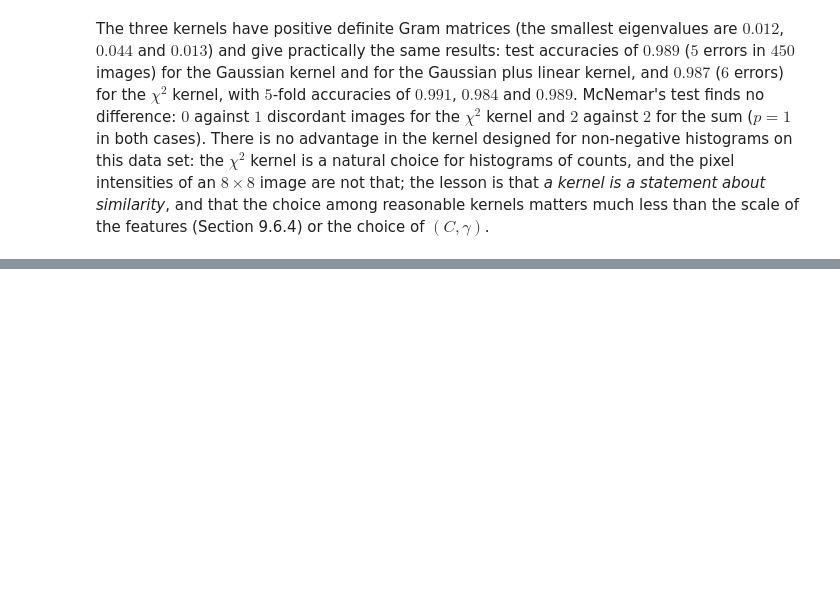
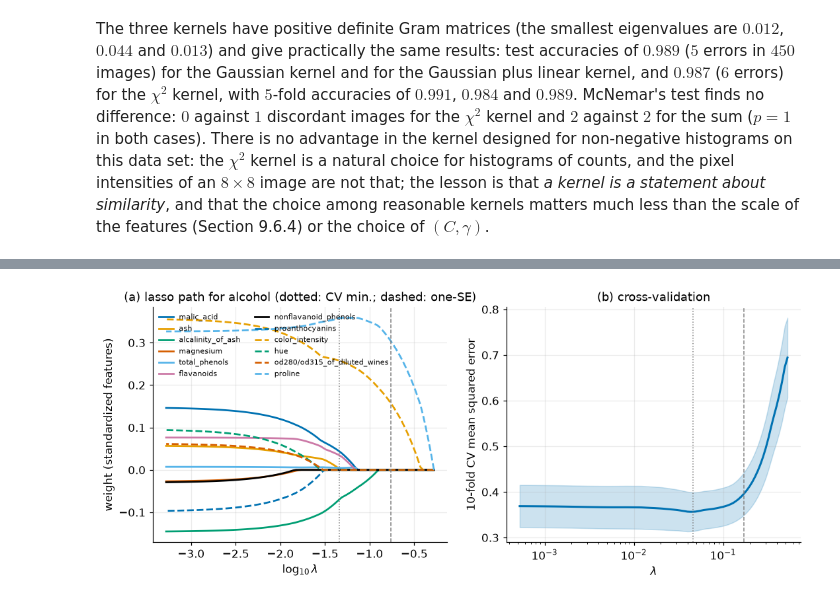
Before and after one commit to Brosss98/machine-learning-with-python-book, a Jupyter notebook: appendices/appendix_c_solutions.ipynb, the cells around one changed output, grey strips where cells are left out. Cells and saved outputs as stored; diff of their text form; code cells hidden in the pictures; blank space fills up the shorter version.

Commit message:
Release v0.10.0: Chapter 10, Sparsity and Feature Selection

```diff
--- a/appendices/appendix_c_solutions.ipynb
+++ b/appendices/appendix_c_solutions.ipynb
@@ -3135,0 +3171,67 @@ The three kernels have positive definite Gram matrices (the smallest eigenvalues
+# %%
+def solution_10_6():
+    from sklearn.datasets import load_wine
+    from sklearn.linear_model import Lasso, LassoCV, LassoLarsIC, LinearRegression, RidgeCV, lasso_path
+    from sklearn.model_selection import KFold, train_test_split
+    from sklearn.preprocessing import StandardScaler
+
+    wine = load_wine()
+    j_alc = list(wine.feature_names).index("alcohol")
+    names = [f for f in wine.feature_names if f != "alcohol"]
+    X, y = np.delete(wine.data, j_alc, axis=1), wine.data[:, j_alc]
+    Xtr, Xte, ytr, yte = train_test_split(X, y, test_size=0.25, random_state=SEED)
+    sc = StandardScaler().fit(Xtr)
+    Z, Zt = sc.transform(Xtr), sc.transform(Xte)
+    n = len(ytr)
+    print(f"{n} training and {len(yte)} test wines, {len(names)} features; standard deviation of alcohol in the training set: {ytr.std():.3f}")
+
+    kf = KFold(10, shuffle=True, random_state=SEED)
+    lc = LassoCV(alphas=100, cv=kf).fit(Z, ytr)
+    mean, se = lc.mse_path_.mean(axis=1), lc.mse_path_.std(axis=1, ddof=1) / np.sqrt(10)
+    i_min = int(np.argmin(mean))
+    i_1se = int(np.where(mean <= mean[i_min] + se[i_min])[0].min())          # alphas_ is decreasing: the first index is the largest lambda
+    lam = {"lasso, CV minimum": lc.alphas_[i_min], "lasso, one-SE rule": lc.alphas_[i_1se]}
+    models = {name: Lasso(alpha=a, tol=1e-12, max_iter=200000).fit(Z, ytr) for name, a in lam.items()}
+    for crit in ["aic", "bic"]:
+        ic = LassoLarsIC(criterion=crit).fit(Z, ytr)
+        lam[f"lasso, {crit.upper()}"] = ic.alpha_
+        models[f"lasso, {crit.upper()}"] = Lasso(alpha=ic.alpha_, tol=1e-12, max_iter=200000).fit(Z, ytr)
+    rows = []
+    for name, m in models.items():
+        sel = [names[j] for j in np.flatnonzero(m.coef_)]
+        rows.append({"model": name, "lambda": lam[name], "features": len(sel), "test RMSE": np.sqrt(np.mean((m.predict(Zt) - yte) ** 2))})
+        print(f"{name:<20} lambda = {lam[name]:.4f}: {', '.join(sel)}")
+    ols = LinearRegression().fit(Z, ytr)
+    rg = RidgeCV(alphas=np.logspace(-3, 3, 50)).fit(Z, ytr)
+    rows += [{"model": "least squares", "lambda": 0.0, "features": len(names), "test RMSE": np.sqrt(np.mean((ols.predict(Zt) - yte) ** 2))},
+             {"model": f"ridge (alpha = {rg.alpha_:.2f})", "lambda": rg.alpha_, "features": len(names), "test RMSE": np.sqrt(np.mean((rg.predict(Zt) - yte) ** 2))}]
+    print(pd.DataFrame(rows).to_string(index=False, float_format=lambda v: f"{v:.4g}"))
+
+    m = models["lasso, CV minimum"]
+    r = ytr - m.predict(Z)
+    g = Z.T @ r / n
+    act = m.coef_ != 0
+    print(f"KKT at the CV minimum (lambda = {lam['lasso, CV minimum']:.4f}): max |g_j - lambda sign(w_j)| over active = {np.abs(g[act] - lam['lasso, CV minimum'] * np.sign(m.coef_[act])).max():.1e}; "
+          f"max |g_j| over inactive = {np.abs(g[~act]).max() if (~act).any() else 0:.4f} <= lambda")
+
+    alphas, coefs, _ = lasso_path(Z, ytr - ytr.mean(), alphas=lc.alphas_)
+    fig, axes = plt.subplots(1, 2, figsize=(11.5, 4.2))
+    ax = axes[0]
+    palette = [BLUE, ORANGE, GREEN, VERMILION, SKY, PURPLE, "black"]
+    for j in range(len(names)):
+        ax.plot(np.log10(alphas), coefs[j], color=palette[j % 7], ls=["-", "--", ":"][j // 7 % 3], lw=1.8, label=names[j])
+    for a, ls in [(lam["lasso, CV minimum"], ":"), (lam["lasso, one-SE rule"], "--")]:
+        ax.axvline(np.log10(a), color="gray", ls=ls, lw=1)
+    ax.set(xlabel=r"$\log_{10}\lambda$", ylabel="weight (standardized features)", title="(a) lasso path for alcohol (dotted: CV min.; dashed: one-SE)")
+    ax.legend(frameon=False, fontsize=7, ncol=2, loc="upper left")
+    ax = axes[1]
+    ax.semilogx(lc.alphas_, mean, color=BLUE, lw=2)
+    ax.fill_between(lc.alphas_, mean - se, mean + se, color=BLUE, alpha=0.2)
+    ax.axvline(lam["lasso, CV minimum"], color="gray", ls=":", lw=1)
+    ax.axvline(lam["lasso, one-SE rule"], color="gray", ls="--", lw=1)
+    ax.set(xlabel=r"$\lambda$", ylabel="10-fold CV mean squared error", title="(b) cross-validation")
+    plt.show()
+
+
+solution_10_6()
+# %% [output]
@@ -3135,0 +3251 @@ The three kernels have positive definite Gram matrices (the smallest eigenvalues
+[figure, added]
```
Also changed, not shown: parts of 13 cells of this notebook, 11 other files.
